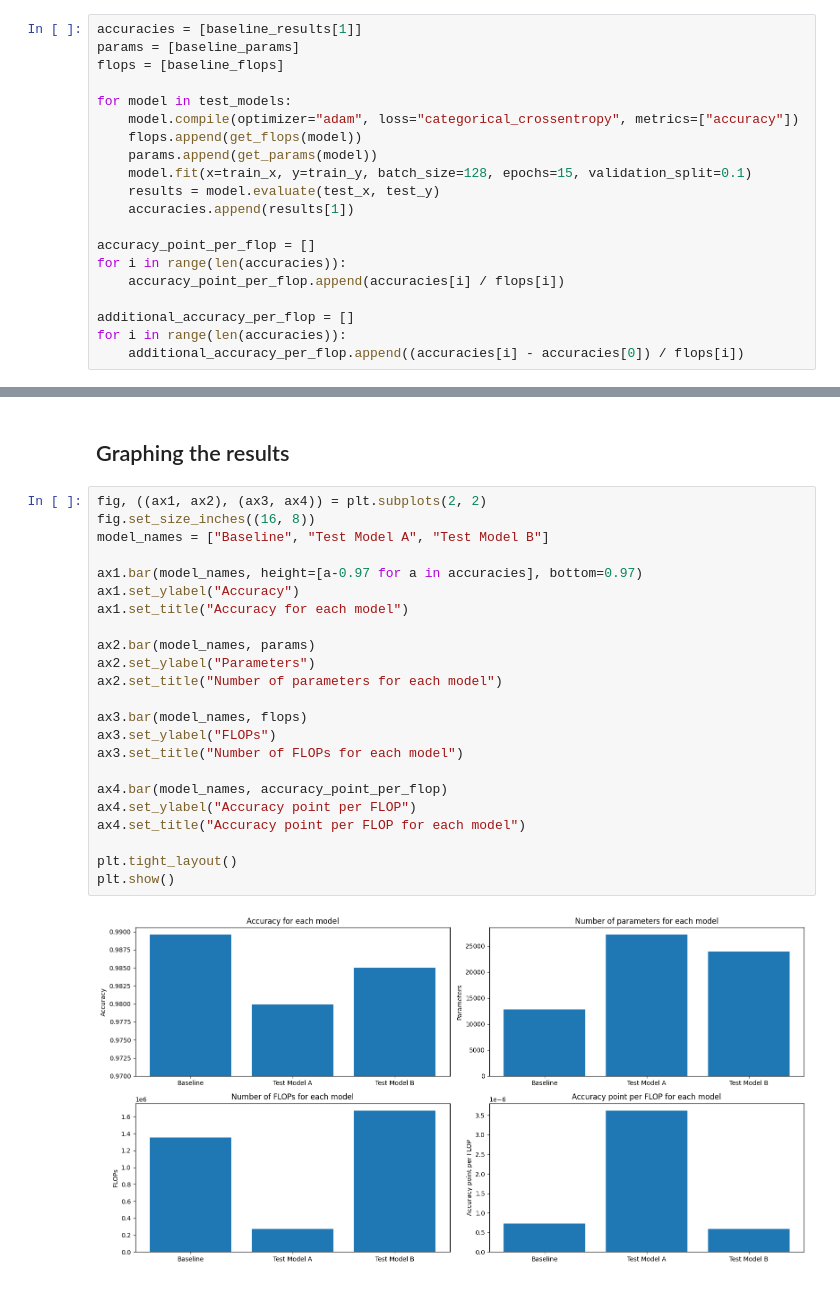
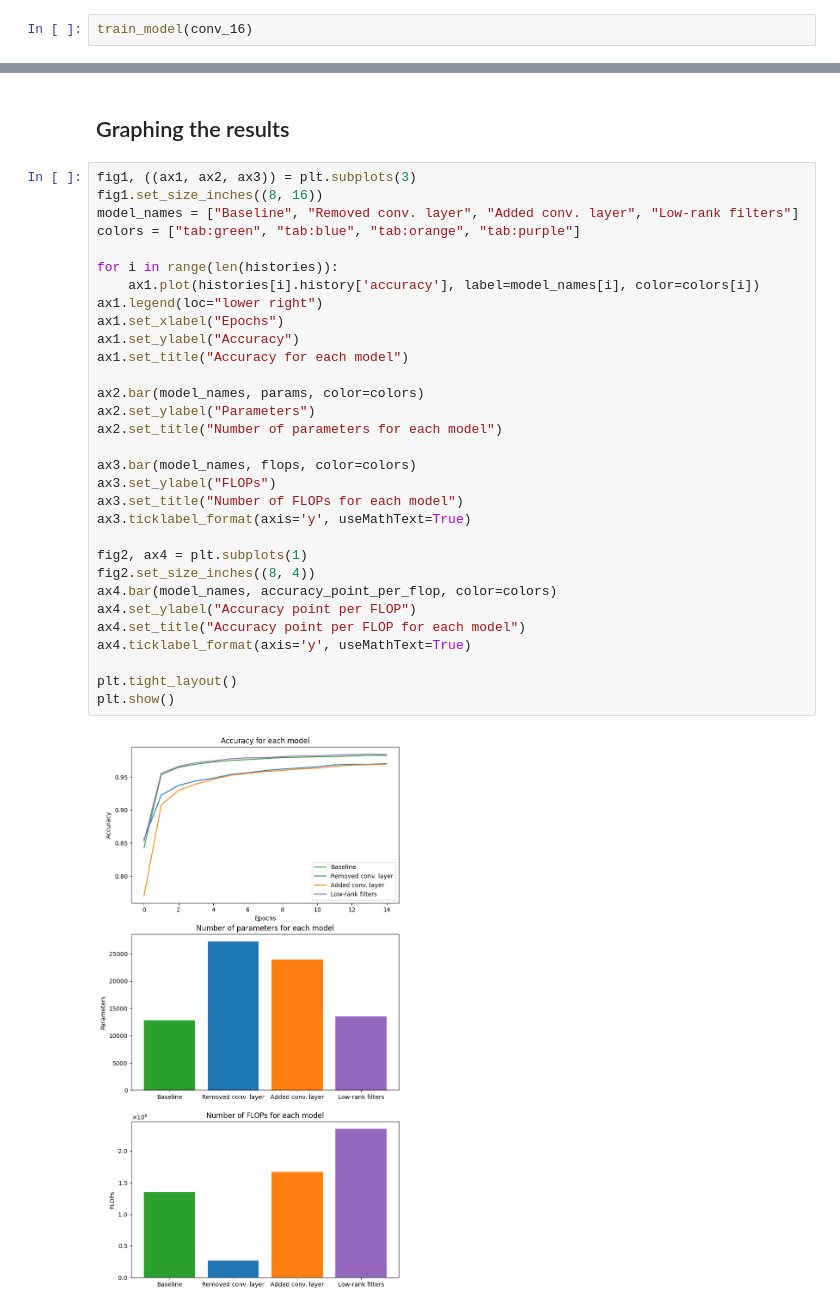
Before and after one commit to HimeWoo/MAT180-CNN-Performance, a Jupyter notebook: mnist.ipynb, the cells around one changed output, grey strips where cells are left out. Drawn from its saved outputs; the diff is of its cells as text.

Commit message:
Separated model training blocks

```diff
--- a/mnist.ipynb
+++ b/mnist.ipynb
@@ -250,23 +309,5 @@ Model: "sequential_2"
 # %% [markdown]
 ## Train and evaluate the test models
 # %%
-accuracies = [baseline_results[1]]
-params = [baseline_params]
-flops = [baseline_flops]
-
-for model in test_models:
-    model.compile(optimizer="adam", loss="categorical_crossentropy", metrics=["accuracy"])
-    flops.append(get_flops(model))
-    params.append(get_params(model))
-    model.fit(x=train_x, y=train_y, batch_size=128, epochs=15, validation_split=0.1)
-    results = model.evaluate(test_x, test_y)
-    accuracies.append(results[1])
-
-accuracy_point_per_flop = []
-for i in range(len(accuracies)):
-    accuracy_point_per_flop.append(accuracies[i] / flops[i])
-
-additional_accuracy_per_flop = []
-for i in range(len(accuracies)):
-    additional_accuracy_per_flop.append((accuracies[i] - accuracies[0]) / flops[i])
+train_model(conv_16)
 # %% [output]
@@ -290,27 +377,35 @@ Epoch 15/15
 # %% [markdown]
 ## Graphing the results
 # %%
-fig, ((ax1, ax2), (ax3, ax4)) = plt.subplots(2, 2)
-fig.set_size_inches((16, 8))
-model_names = ["Baseline", "Test Model A", "Test Model B"]
+fig1, ((ax1, ax2, ax3)) = plt.subplots(3)
+fig1.set_size_inches((8, 16))
+model_names = ["Baseline", "Removed conv. layer", "Added conv. layer", "Low-rank filters"]
+colors = ["tab:green", "tab:blue", "tab:orange", "tab:purple"]
 
-ax1.bar(model_names, height=[a-0.97 for a in accuracies], bottom=0.97)
+for i in range(len(histories)):
+    ax1.plot(histories[i].history['accuracy'], label=model_names[i], color=colors[i])
+ax1.legend(loc="lower right")
+ax1.set_xlabel("Epochs")
 ax1.set_ylabel("Accuracy")
 ax1.set_title("Accuracy for each model")
 
-ax2.bar(model_names, params)
+ax2.bar(model_names, params, color=colors)
 ax2.set_ylabel("Parameters")
 ax2.set_title("Number of parameters for each model")
 
-ax3.bar(model_names, flops)
+ax3.bar(model_names, flops, color=colors)
 ax3.set_ylabel("FLOPs")
 ax3.set_title("Number of FLOPs for each model")
+ax3.ticklabel_format(axis='y', useMathText=True)
 
-ax4.bar(model_names, accuracy_point_per_flop)
+fig2, ax4 = plt.subplots(1)
+fig2.set_size_inches((8, 4))
+ax4.bar(model_names, accuracy_point_per_flop, color=colors)
 ax4.set_ylabel("Accuracy point per FLOP")
 ax4.set_title("Accuracy point per FLOP for each model")
+ax4.ticklabel_format(axis='y', useMathText=True)
 
 plt.tight_layout()
 plt.show()
 # %% [output]
-[figure, old version]
+[figure, new version]
```
Also changed, not shown: parts of 14 cells of this notebook, 1 other file.
